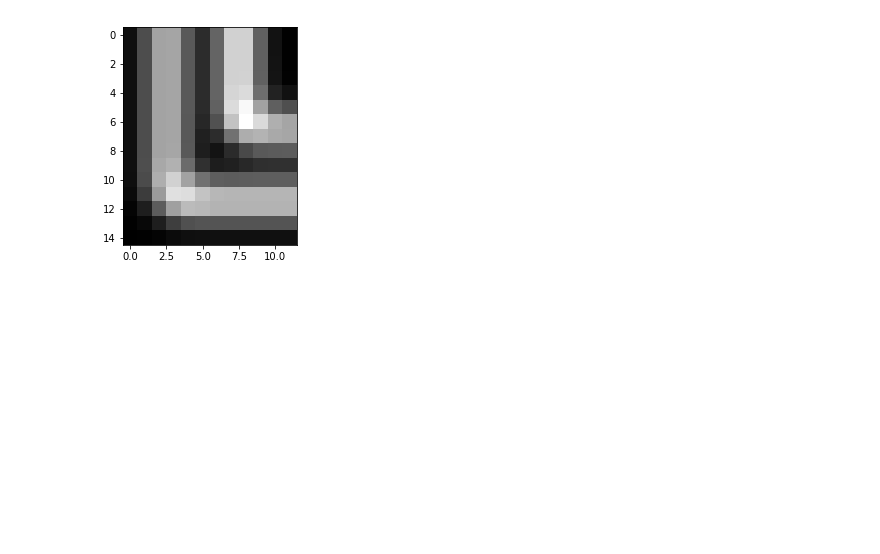
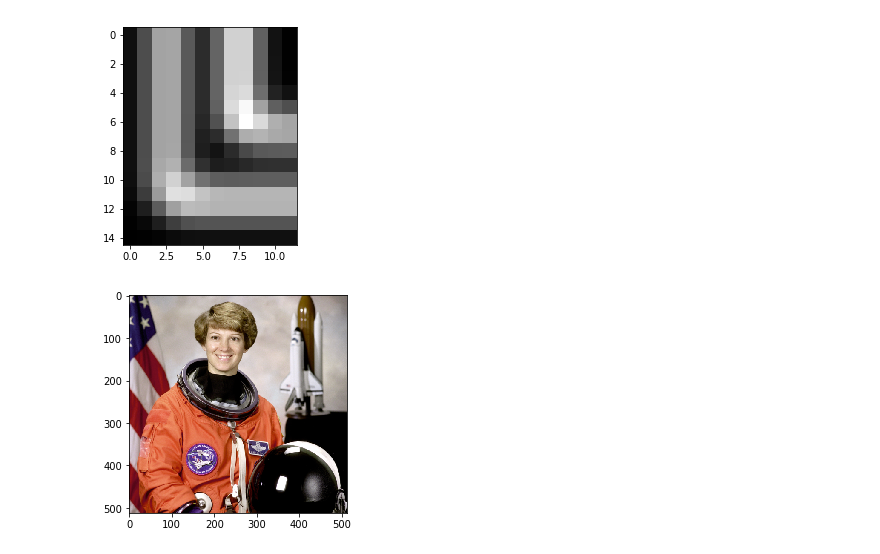
Before and after one commit to cxt106/PythonImagingBasic, a Jupyter notebook: 3-Filtering.ipynb, the cells around one changed output. Cells and saved outputs as stored; diff of their text form; code cells hidden in the pictures; blank space fills up the shorter version.

```diff
--- a/3-Filtering.ipynb
+++ b/3-Filtering.ipynb
@@ -205,3 +205,10 @@ plt.imshow(jax2_blur, cmap='gray');
 plt.imshow(jax2_blur[130:145, 253:265], cmap='gray');
 # %% [output]
 [figure]
+# %%
+from skimage import data
+image = data.astronaut()
+# %%
+plt.imshow(image);
+# %% [output]
+[figure, added]
```
Also changed, not shown: parts of 6 cells of this notebook.
